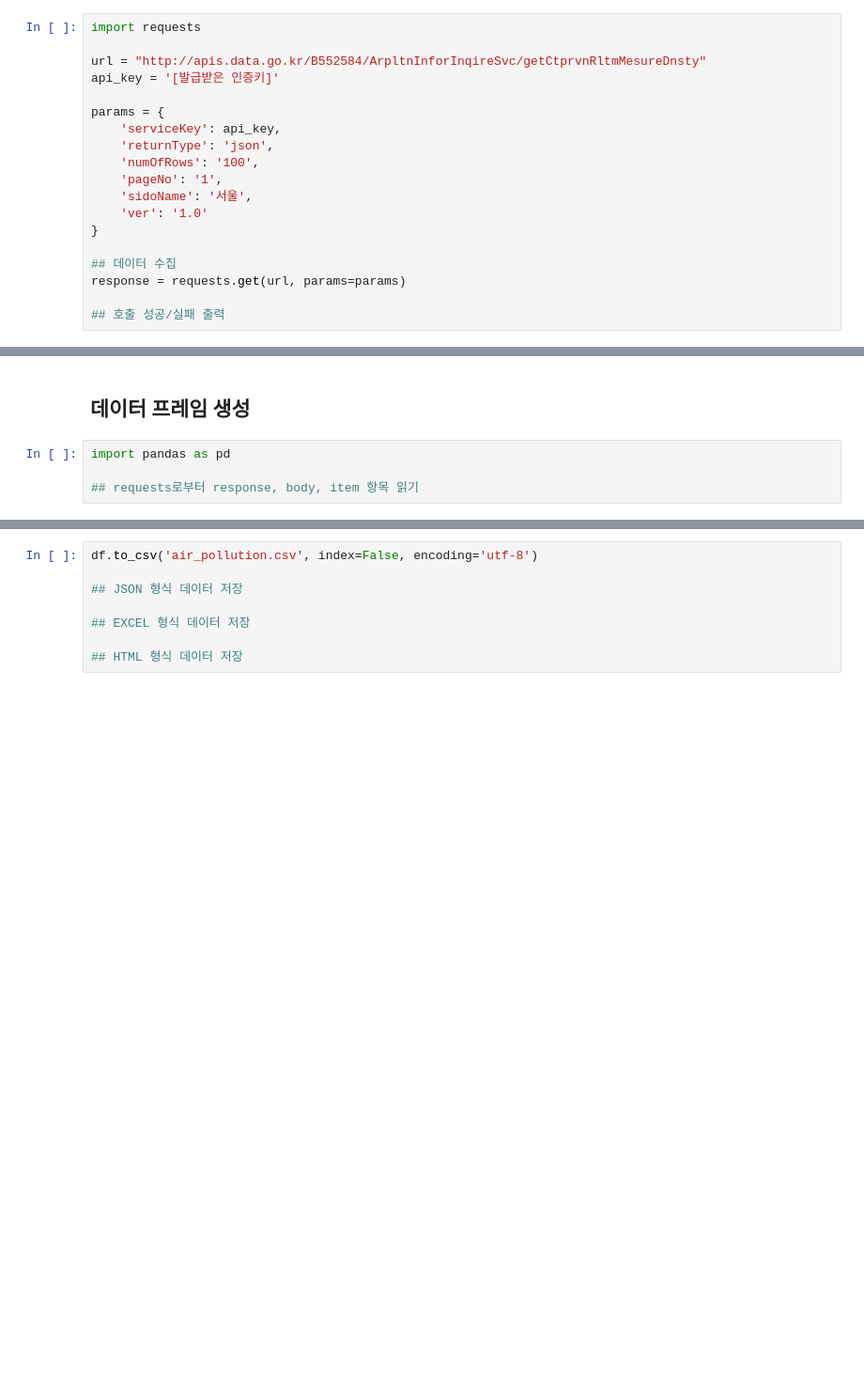
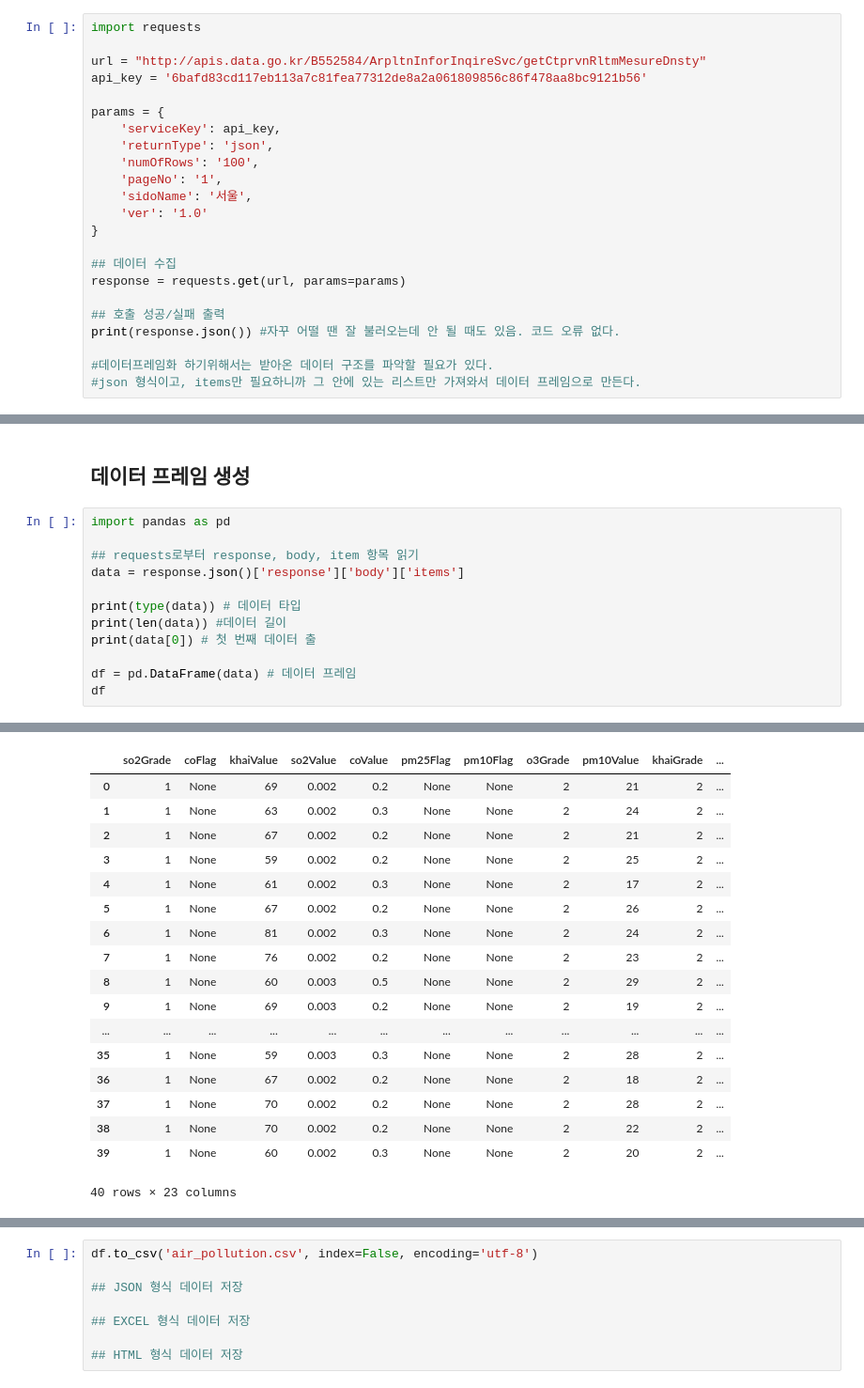
Before and after one commit to goyohanb/Data-Analysis-with-Open-Source, a Jupyter notebook: 오픈소스_데이터_분석_5강.ipynb, the cells around one changed output, grey strips where cells are left out. Shown at 94% size. Saved outputs shown, nothing was run; the diff lists cells and outputs as text; blank space fills up the shorter version.

```diff
--- a/오픈소스_데이터_분석_5강.ipynb
+++ b/오픈소스_데이터_분석_5강.ipynb
@@ -153,7 +179,7 @@ data = {
 import requests
 
 url = "http://apis.data.go.kr/B552584/ArpltnInforInqireSvc/getCtprvnRltmMesureDnsty"
-api_key = '[발급받은 인증키]'
+api_key = '6bafd83cd117eb113a7c81fea77312de8a2a061809856c86f478aa8bc9121b56'
 
 params = {
     'serviceKey': api_key,
@@ -168,3 +194,7 @@ params = {
 response = requests.get(url, params=params)
 
 ## 호출 성공/실패 출력
+print(response.json()) #자꾸 어떨 땐 잘 불러오는데 안 될 때도 있음. 코드 오류 없다.
+
+#데이터프레임화 하기위해서는 받아온 데이터 구조를 파악할 필요가 있다.
+#json 형식이고, items만 필요하니까 그 안에 있는 리스트만 가져와서 데이터 프레임으로 만든다.
@@ -171,6 +203,15 @@ response = requests.get(url, params=params)
 # %% [markdown]
 ## 데이터 프레임 생성
-# %%
-import pandas as pd
-
-## requests로부터 response, body, item 항목 읽기
+# %%
+import pandas as pd
+
+## requests로부터 response, body, item 항목 읽기
+data = response.json()['response']['body']['items']
+
+print(type(data)) # 데이터 타입
+print(len(data)) #데이터 길이
+print(data[0]) # 첫 번째 데이터 출
+
+df = pd.DataFrame(data) # 데이터 프레임
+df
+# %% [output]
@@ -177 +221,19 @@ import pandas as pd
+|  | so2Grade | coFlag | khaiValue | so2Value | coValue | pm25Flag | pm10Flag | o3Grade | pm10Value | khaiGrade | ... |
+| 0 | 1 | None | 69 | 0.002 | 0.2 | None | None | 2 | 21 | 2 | ... |
+| 1 | 1 | None | 63 | 0.002 | 0.3 | None | None | 2 | 24 | 2 | ... |
+| 2 | 1 | None | 67 | 0.002 | 0.2 | None | None | 2 | 21 | 2 | ... |
+| 3 | 1 | None | 59 | 0.002 | 0.2 | None | None | 2 | 25 | 2 | ... |
+| 4 | 1 | None | 61 | 0.002 | 0.3 | None | None | 2 | 17 | 2 | ... |
+| 5 | 1 | None | 67 | 0.002 | 0.2 | None | None | 2 | 26 | 2 | ... |
+| 6 | 1 | None | 81 | 0.002 | 0.3 | None | None | 2 | 24 | 2 | ... |
+| 7 | 1 | None | 76 | 0.002 | 0.2 | None | None | 2 | 23 | 2 | ... |
+| 8 | 1 | None | 60 | 0.003 | 0.5 | None | None | 2 | 29 | 2 | ... |
+| 9 | 1 | None | 69 | 0.003 | 0.2 | None | None | 2 | 19 | 2 | ... |
+| ... | ... | ... | ... | ... | ... | ... | ... | ... | ... | ... | ... |
+| 35 | 1 | None | 59 | 0.003 | 0.3 | None | None | 2 | 28 | 2 | ... |
+| 36 | 1 | None | 67 | 0.002 | 0.2 | None | None | 2 | 18 | 2 | ... |
+| 37 | 1 | None | 70 | 0.002 | 0.2 | None | None | 2 | 28 | 2 | ... |
+| 38 | 1 | None | 70 | 0.002 | 0.2 | None | None | 2 | 22 | 2 | ... |
+| 39 | 1 | None | 60 | 0.002 | 0.3 | None | None | 2 | 20 | 2 | ... |
+40 rows × 23 columns
 # %% [markdown]
```
Also changed, not shown: parts of 4 cells of this notebook.
